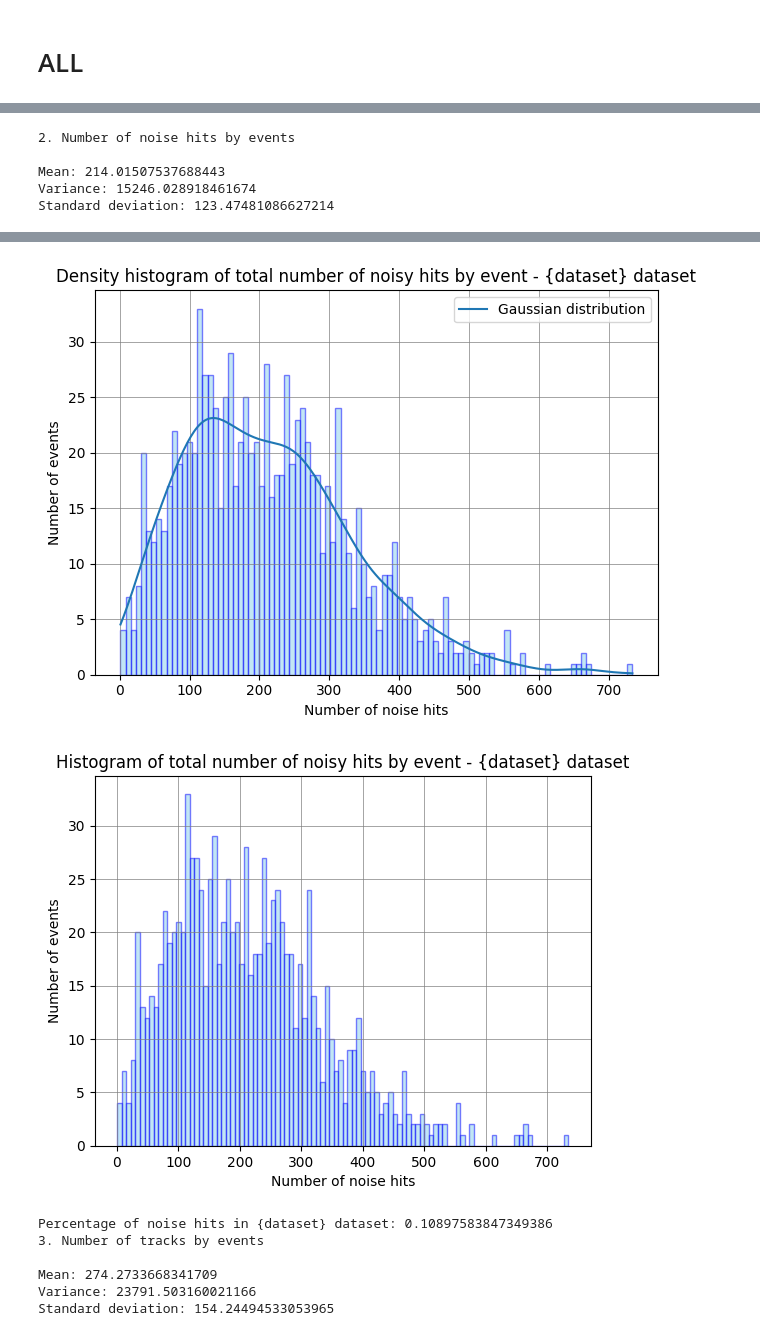
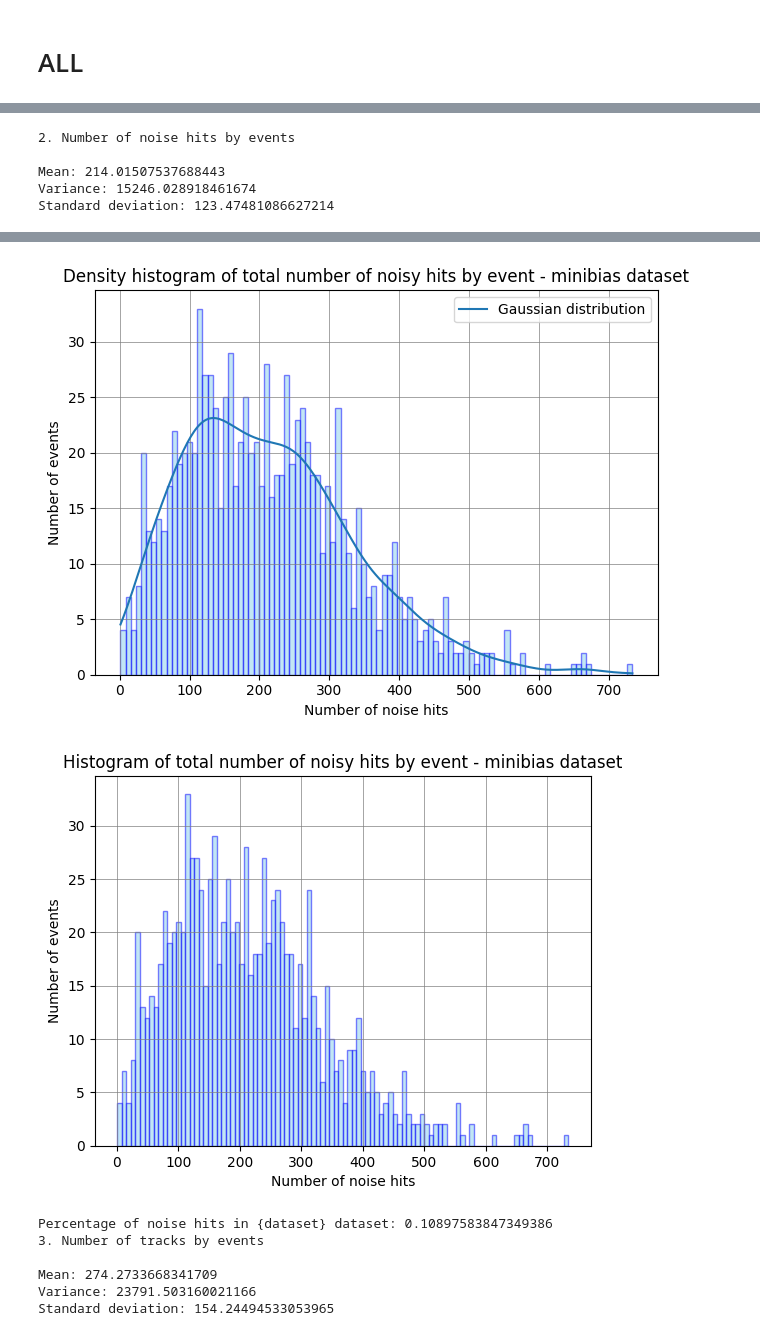
Before and after one commit to alawaree/Code_Thesis_HopfieldNetwork_VELO, a Jupyter notebook: data_analysis/general_data_analysis.ipynb, the cells around one changed output, grey strips where cells are left out. Cells and saved outputs as stored; diff of their text form; code cells hidden in the pictures.

```diff
--- a/data_analysis/general_data_analysis.ipynb
+++ b/data_analysis/general_data_analysis.ipynb
@@ -518,7 +518,7 @@ def load_events_modules_tracks(dataset_path, load_percent, shuffle=False):
     all_modules = []
     all_tracks = []
 
-    for (dirpath, dirnames, filenames) in os.walk(os.path.abspath(os.path.join('..', dataset[dataset_path]))):
+    for (dirpath, dirnames, filenames) in os.walk(os.path.abspath(os.path.join('..', 'datasets/',dataset_path))):
         if shuffle:
             random.shuffle(filenames)
 
@@ -685,17 +685,17 @@ for dataset in datasets:
     print('1. Total number of hits by events \n')
     hits_list, nr_hits_list = hits_from_event_list(jsons)
     mu_hits, var_hits, sigma_hits = data_distribution(nr_hits_list)
-    plot_distribution(mu_hits, sigma_hits, title='Distribution of the total number of hits by event - {dataset} dataset', xlabel = 'Number of hits by event',safe_to_file=False)
-    plot_density_histogram(nr_hits_list, title="Density histogram of total number of hits by event - {dataset} dataset", xlabel="# of hits", ylabel="# of events", safe_to_file=False)
-    plot_histogram(nr_hits_list, title="Histogram of total number of hits by event - {dataset} dataset'", xlabel="# of hits", ylabel="# of events", safe_to_file=False)
+    plot_distribution(mu_hits, sigma_hits, title= f"Distribution of the total number of hits by event - {dataset} dataset", xlabel = 'Number of hits by event',safe_to_file=False)
+    plot_density_histogram(nr_hits_list, title=f"Density histogram of total number of hits by event - {dataset} dataset", xlabel="# of hits", ylabel="# of events", safe_to_file=False)
+    plot_histogram(nr_hits_list, title=f"Histogram of total number of hits by event - {dataset} dataset'", xlabel="# of hits", ylabel="# of events", safe_to_file=False)
 
     # Number of noise hits by event
     print('2. Number of noise hits by events \n')
     nr_noise_list= noise_from_event_list(jsons)
     mu_noise, var_noise, sigma_noise = data_distribution(nr_noise_list)
-    plot_distribution(mu_noise, sigma_noise, title='Distribution of the total number of noisy hits by event - {dataset} dataset', xlabel = 'Number of noise hits by event',safe_to_file=False)
-    plot_density_histogram(nr_noise_list, title="Density histogram of total number of noisy hits by event - {dataset} dataset", xlabel="Number of noise hits", ylabel="Number of events", safe_to_file=False)
-    plot_histogram(nr_noise_list, title="Histogram of total number of noisy hits by event - {dataset} dataset", xlabel="Number of noise hits", ylabel="Number of events", safe_to_file=False)
+    plot_distribution(mu_noise, sigma_noise, title=f'Distribution of the total number of noisy hits by event - {dataset} dataset', xlabel = 'Number of noise hits by event',safe_to_file=False)
+    plot_density_histogram(nr_noise_list, title=f"Density histogram of total number of noisy hits by event - {dataset} dataset", xlabel="Number of noise hits", ylabel="Number of events", safe_to_file=False)
+    plot_histogram(nr_noise_list, title=f"Histogram of total number of noisy hits by event - {dataset} dataset", xlabel="Number of noise hits", ylabel="Number of events", safe_to_file=False)
     total_hits = sum(nr_hits_list)
     total_noise = sum(nr_noise_list)
     percentage= total_noise/total_hits
@@ -705,21 +705,21 @@ for dataset in datasets:
     print('3. Number of tracks by events \n')
     reconstructible_tracks_list, nr_recon_tracks_list = tracks_from_event_list(jsons)
     mu_track, var_track, sigma_track = data_distribution(nr_recon_tracks_list)
-    plot_distribution(mu_track, sigma_track, title='Distribution of reconstructible tracks by event - {dataset} dataset', xlabel="Number of reconstructible tracks", safe_to_file=False)
-    plot_density_histogram(nr_recon_tracks_list, title="Density histogram of total number of reconstructible tracks by event - {dataset} dataset", xlabel="Number of reconstructible tracks", ylabel="Number of events", safe_to_file=False)
-    plot_histogram(nr_recon_tracks_list, title="Density histogram of total number of reconstructible tracks by event - {dataset} dataset", xlabel="Number of reconstructible tracks", ylabel="Number of events", safe_to_file=False)
+    plot_distribution(mu_track, sigma_track, title=f'Distribution of reconstructible tracks by event - {dataset} dataset', xlabel="Number of reconstructible tracks", safe_to_file=False)
+    plot_density_histogram(nr_recon_tracks_list, title=f"Density histogram of total number of reconstructible tracks by event - {dataset} dataset", xlabel="Number of reconstructible tracks", ylabel="Number of events", safe_to_file=False)
+    plot_histogram(nr_recon_tracks_list, title=f"Density histogram of total number of reconstructible tracks by event - {dataset} dataset", xlabel="Number of reconstructible tracks", ylabel="Number of events", safe_to_file=False)
 
     #Number of hit by tracks
     print('4. Number of hits by tracks \n')
     nr_tracks_list, nr_tracks_hits_list = hits_by_tracks_list(reconstructible_tracks_list)
     mu_track_hits, var_track_hits, sigma_track_hits = data_distribution(nr_tracks_hits_list)
-    plot_distribution(mu_track_hits, sigma_track_hits, title='Distribution of hits by reconstructible track - {dataset} dataset', xlabel="# of hits", safe_to_file=False)
-    plot_histogram(nr_tracks_hits_list, title="Histogram of total number of hits by reconstructible tracks - {dataset} dataset'", xlabel="# of hits", ylabel="Number of reconstructible tracks", safe_to_file=False, bins_precise=True)
+    plot_distribution(mu_track_hits, sigma_track_hits, title=f'Distribution of hits by reconstructible track - {dataset} dataset', xlabel="Number of hits", safe_to_file=False)
+    plot_histogram(nr_tracks_hits_list, title=f"Histogram of total number of hits by reconstructible tracks - {dataset} dataset", xlabel="Number of hits", ylabel="Number of reconstructible tracks", safe_to_file=False, bins_precise=True)
 
     #Number of hits by modules
     print('5. Number of hits by modules \n')
     all_events,all_modules, all_tracks = load_events_modules_tracks(dataset, 1, False)
-    plot_hits_per_module_mean(all_events, Title='Average hits per module - {dataset} dataset')
+    plot_hits_per_module_mean(all_events, title=f'Average hits per module - {dataset} dataset')
 # %% [output]
 1. Total number of hits by events
 
@@ -738,5 +738,5 @@ Standard deviation: 123.47481086627214
-[figure, old version]
+[figure, new version]
-[figure, old version]
+[figure, new version]
 Percentage of noise hits in {dataset} dataset: 0.10897583847349386
 3. Number of tracks by events
 
```
Also changed, not shown: parts of 3 cells of this notebook, 2 other files.
